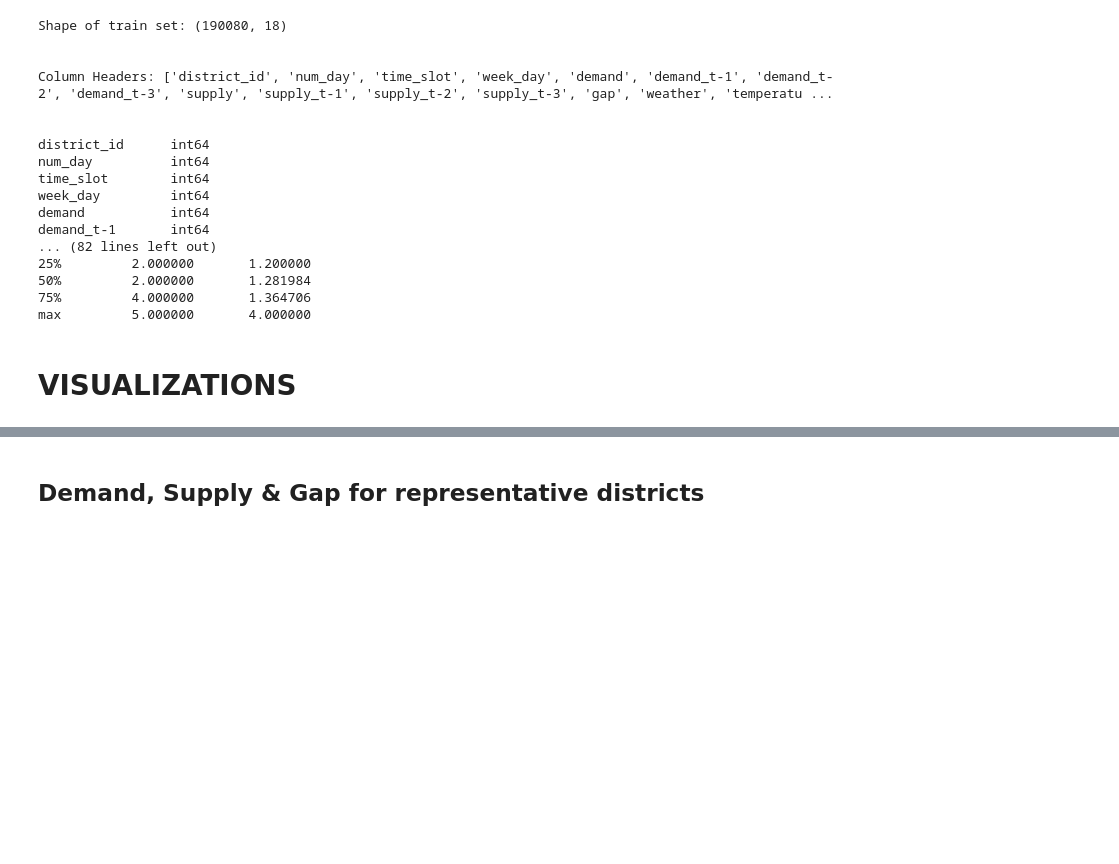
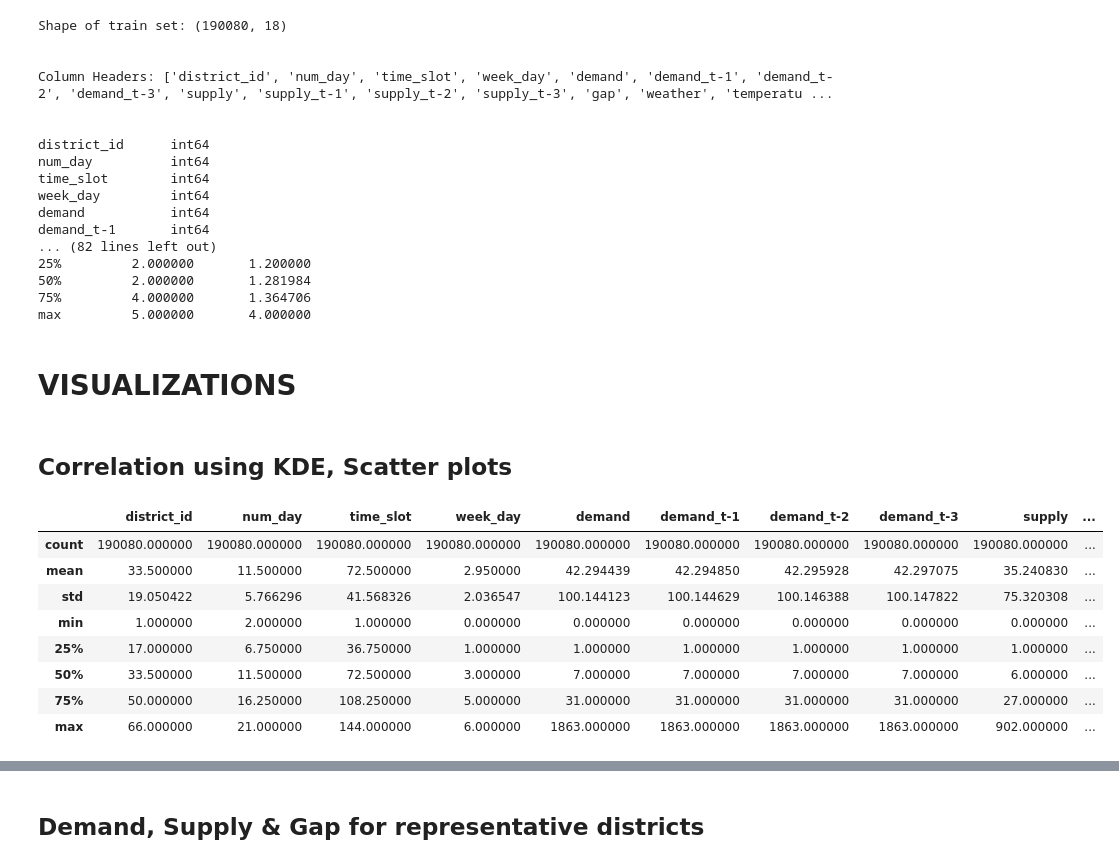
Before and after one commit to rvishakh/udacity, a Jupyter notebook: MLND/capstone/didi/capstone.ipynb, the cells around one changed output, grey strips where cells are left out. Drawn from its saved outputs; the diff is of its cells as text; code cells hidden in the pictures; blank space fills up the shorter version.

```diff
--- a/MLND/capstone/didi/capstone.ipynb
+++ b/MLND/capstone/didi/capstone.ipynb
@@ -597,3 +597,5 @@ demand_t-1       int64
 max         5.000000       4.000000
 # %% [markdown]
 # VISUALIZATIONS
+# %% [markdown]
+## Correlation using KDE, Scatter plots
@@ -599,0 +606,12 @@ max         5.000000       4.000000
+# %%
+train_set.describe()
+# %% [output]
+|  | district_id | num_day | time_slot | week_day | demand | demand_t-1 | demand_t-2 | demand_t-3 | supply | ... |
+| count | 190080.000000 | 190080.000000 | 190080.000000 | 190080.000000 | 190080.000000 | 190080.000000 | 190080.000000 | 190080.000000 | 190080.000000 | ... |
+| mean | 33.500000 | 11.500000 | 72.500000 | 2.950000 | 42.294439 | 42.294850 | 42.295928 | 42.297075 | 35.240830 | ... |
+| std | 19.050422 | 5.766296 | 41.568326 | 2.036547 | 100.144123 | 100.144629 | 100.146388 | 100.147822 | 75.320308 | ... |
+| min | 1.000000 | 2.000000 | 1.000000 | 0.000000 | 0.000000 | 0.000000 | 0.000000 | 0.000000 | 0.000000 | ... |
+| 25% | 17.000000 | 6.750000 | 36.750000 | 1.000000 | 1.000000 | 1.000000 | 1.000000 | 1.000000 | 1.000000 | ... |
+| 50% | 33.500000 | 11.500000 | 72.500000 | 3.000000 | 7.000000 | 7.000000 | 7.000000 | 7.000000 | 6.000000 | ... |
+| 75% | 50.000000 | 16.250000 | 108.250000 | 5.000000 | 31.000000 | 31.000000 | 31.000000 | 31.000000 | 27.000000 | ... |
+| max | 66.000000 | 21.000000 | 144.000000 | 6.000000 | 1863.000000 | 1863.000000 | 1863.000000 | 1863.000000 | 902.000000 | ... |
```
Also changed, not shown: parts of 6 cells of this notebook.
